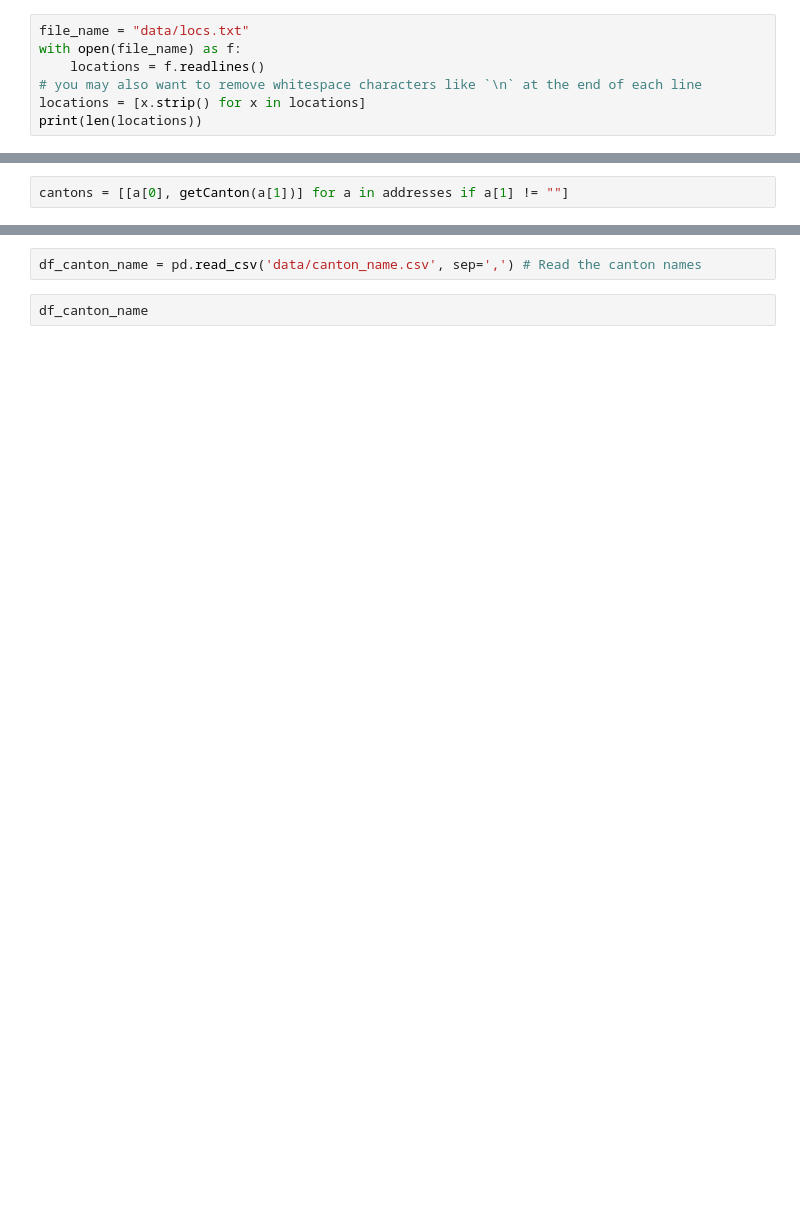
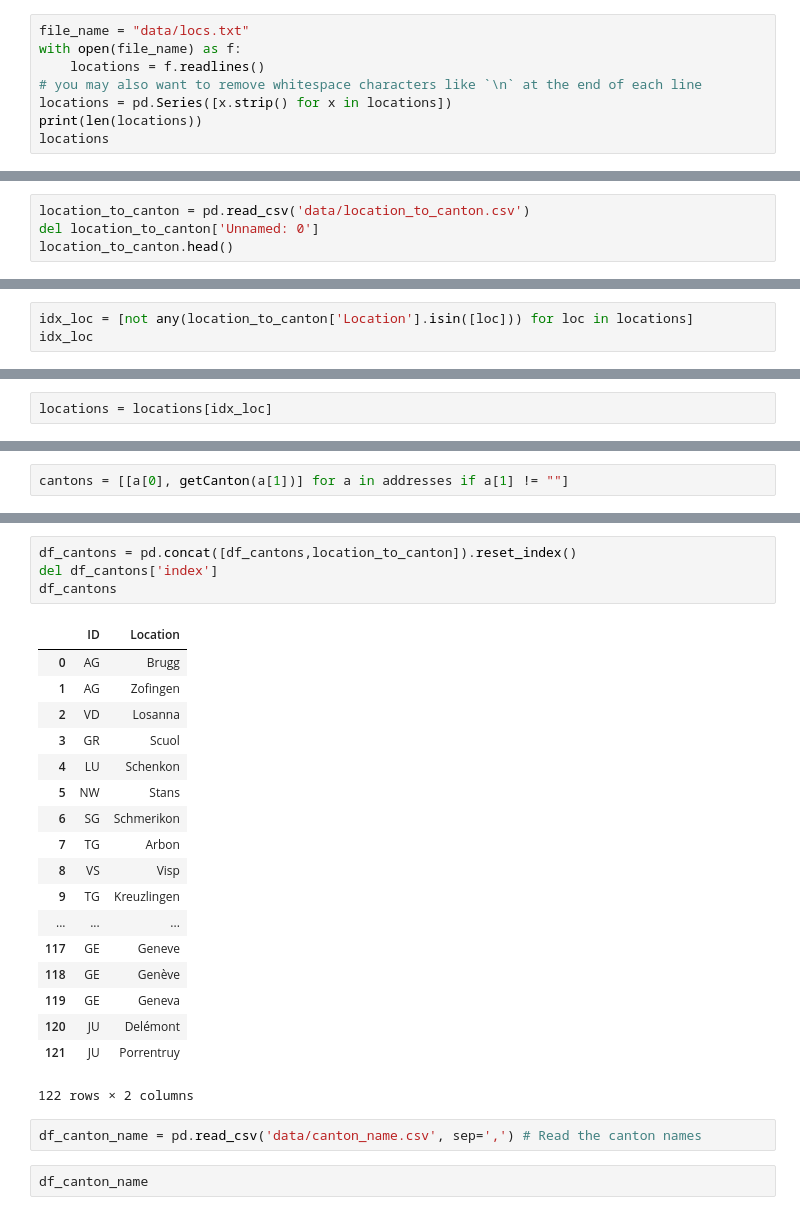
Before and after one commit to ahmadajal/ada-ana-project, a Jupyter notebook: Pre-Visualization-part1.ipynb, the cells around one changed output, grey strips where cells are left out. Cells and saved outputs as stored; diff of their text form; blank space fills up the shorter version.

Commit message:
use all april locations + all_data file

```diff
--- a/Pre-Visualization-part1.ipynb
+++ b/Pre-Visualization-part1.ipynb
@@ -9,7 +9,8 @@ file_name = "data/locs.txt"
 with open(file_name) as f:
     locations = f.readlines()
 # you may also want to remove whitespace characters like `\n` at the end of each line
-locations = [x.strip() for x in locations]
+locations = pd.Series([x.strip() for x in locations])
 print(len(locations))
+locations
 # %% [output]
 149
@@ -15,0 +34,4 @@ print(len(locations))
+# %%
+location_to_canton = pd.read_csv('data/location_to_canton.csv')
+del location_to_canton['Unnamed: 0']
+location_to_canton.head()
@@ -15,0 +45,3 @@ print(len(locations))
+# %%
+idx_loc = [not any(location_to_canton['Location'].isin([loc])) for loc in locations]
+idx_loc
@@ -15,0 +66,2 @@ print(len(locations))
+# %%
+locations = locations[idx_loc]
@@ -97,3 +243,26 @@ df_cantons
+# %%
+df_cantons = pd.concat([df_cantons,location_to_canton]).reset_index()
+del df_cantons['index']
+df_cantons
+# %% [output]
+|  | ID | Location |
+| 0 | AG | Brugg |
+| 1 | AG | Zofingen |
+| 2 | VD | Losanna |
+| 3 | GR | Scuol |
+| 4 | LU | Schenkon |
+| 5 | NW | Stans |
+| 6 | SG | Schmerikon |
+| 7 | TG | Arbon |
+| 8 | VS | Visp |
+| 9 | TG | Kreuzlingen |
+| ... | ... | ... |
+| 117 | GE | Geneve |
+| 118 | GE | Genève |
+| 119 | GE | Geneva |
+| 120 | JU | Delémont |
+| 121 | JU | Porrentruy |
+122 rows × 2 columns
 # %%
 df_canton_name = pd.read_csv('data/canton_name.csv', sep=',') # Read the canton names
 # %%
```
Also changed, not shown: parts of 11 cells of this notebook, 3 other files.
